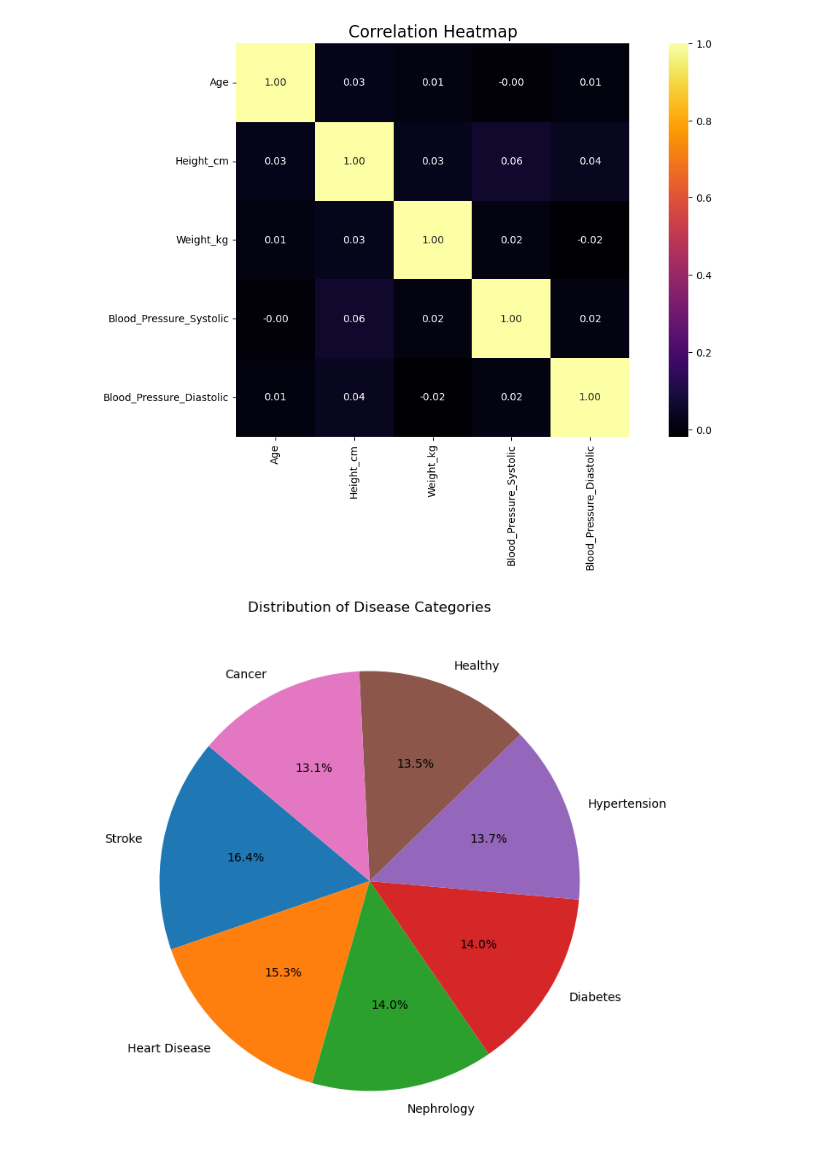
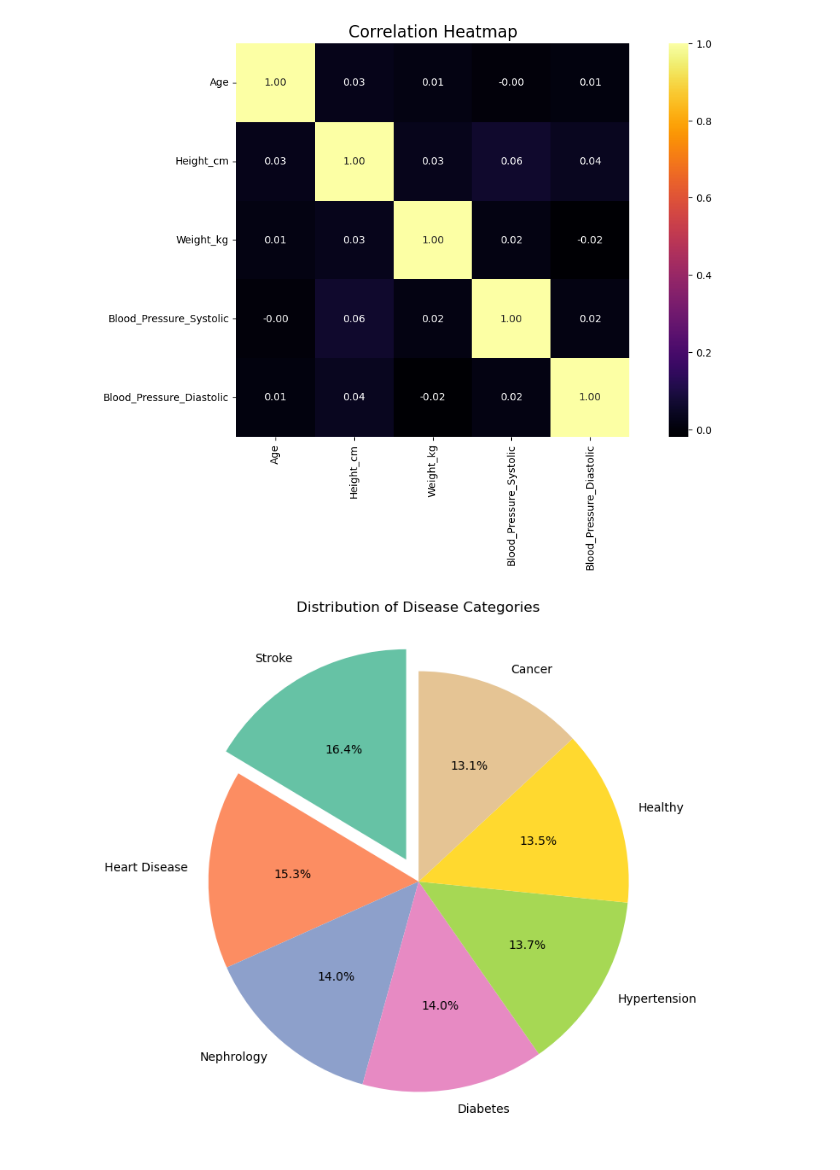
Before and after one commit to Chandu1613/Medical-Analysis, a Jupyter notebook: Medical Analysis Using Python.ipynb, the cells around one changed output. Drawn from its saved outputs; the diff is of its cells as text; code cells hidden in the pictures.

```diff
--- a/Medical Analysis Using Python.ipynb
+++ b/Medical Analysis Using Python.ipynb
@@ -174,13 +174,13 @@ plot_correlation_heatmap(data)
 # %%
 disease_category_column = 'Disease_Category'
 
 # Count the occurrences of each category
 disease_counts = data[disease_category_column].value_counts()
 
 # Plot a pie chart
 plt.figure(figsize=(8, 8))
-plt.pie(disease_counts, labels=disease_counts.index, autopct='%1.1f%%', startangle=140)
+plt.pie(disease_counts, labels=disease_counts.index, colors= sns.color_palette('Set2'), startangle=90, explode=[0.12,0,0,0,0,0,0] ,autopct='%1.1f%%')
 plt.title('Distribution of Disease Categories')
 plt.show()
 # %% [output]
-[figure, old version]
+[figure, new version]
```
Also changed, not shown: parts of 1 cell of this notebook.
